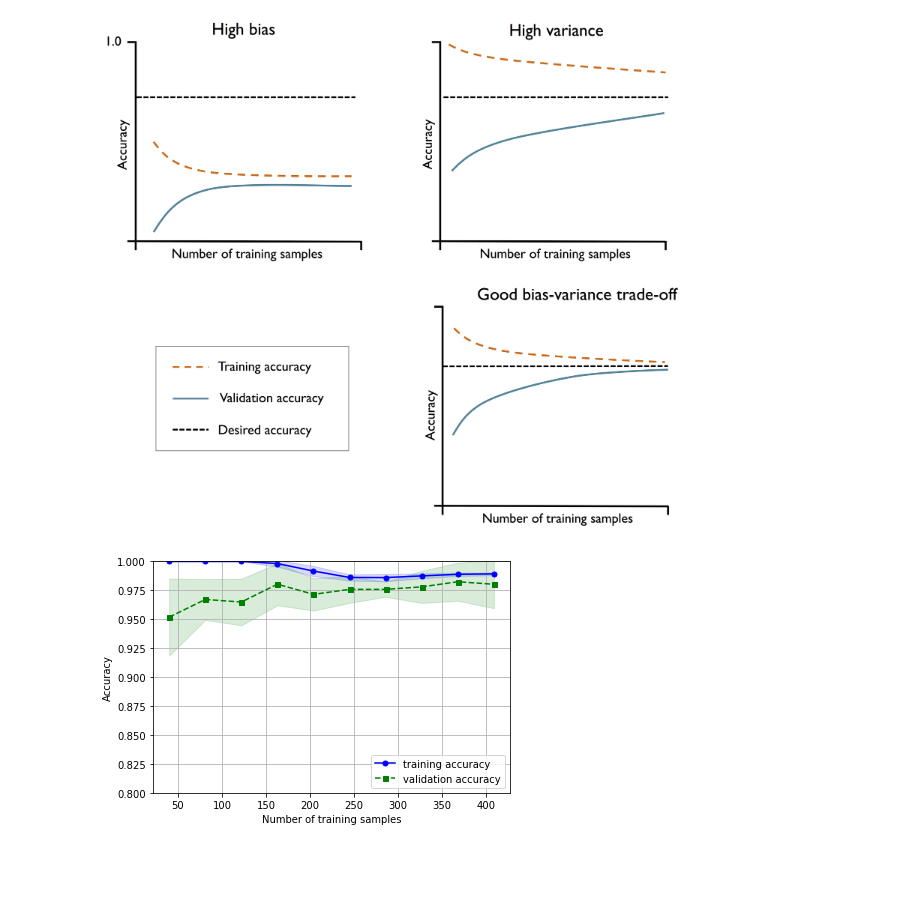
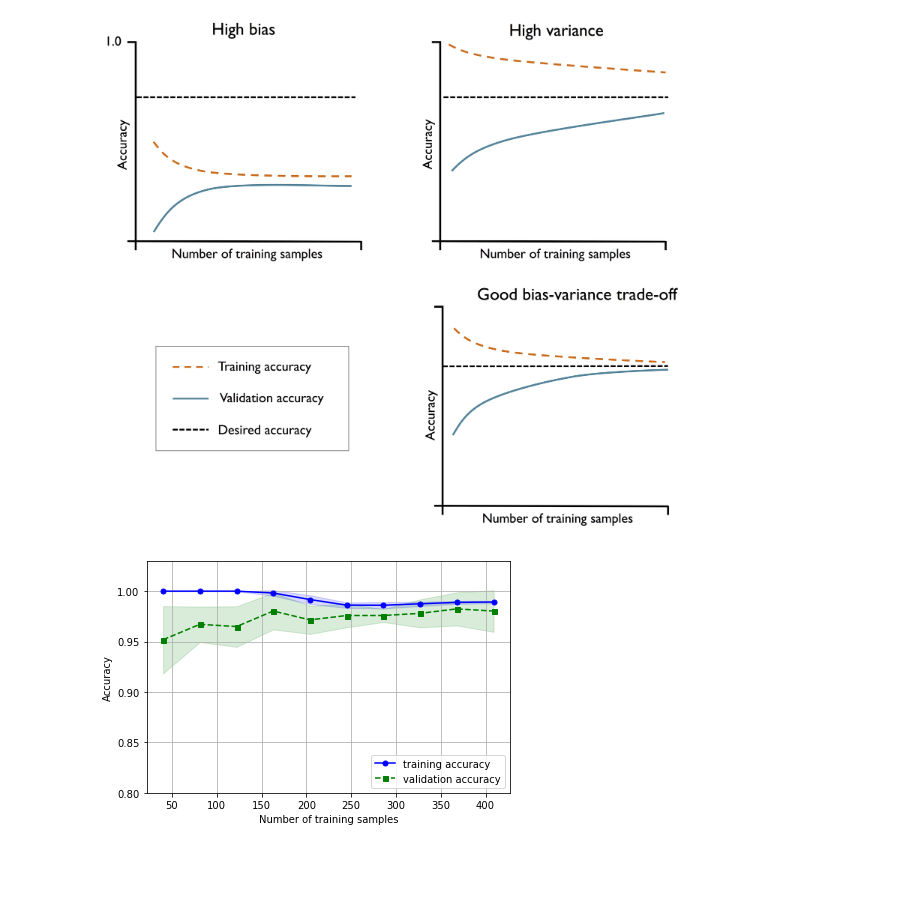
Before and after one commit to rasbt/python-machine-learning-book-2nd-edition, a Jupyter notebook: code/ch06/ch06.ipynb, the cells around one changed output. Drawn from its saved outputs; the diff is of its cells as text; code cells hidden in the pictures.

Commit message:
add some spacing in the acc plot above 1.0

```diff
--- a/code/ch06/ch06.ipynb
+++ b/code/ch06/ch06.ipynb
@@ -237,36 +237,36 @@ train_mean = np.mean(train_scores, axis=1)
 train_std = np.std(train_scores, axis=1)
 test_mean = np.mean(test_scores, axis=1)
 test_std = np.std(test_scores, axis=1)
 
 plt.plot(train_sizes, train_mean,
          color='blue', marker='o',
          markersize=5, label='training accuracy')
 
 plt.fill_between(train_sizes,
                  train_mean + train_std,
                  train_mean - train_std,
                  alpha=0.15, color='blue')
 
 plt.plot(train_sizes, test_mean,
          color='green', linestyle='--',
          marker='s', markersize=5,
          label='validation accuracy')
 
 plt.fill_between(train_sizes,
                  test_mean + test_std,
                  test_mean - test_std,
                  alpha=0.15, color='green')
 
 plt.grid()
 plt.xlabel('Number of training samples')
 plt.ylabel('Accuracy')
 plt.legend(loc='lower right')
-plt.ylim([0.8, 1.0])
+plt.ylim([0.8, 1.03])
 plt.tight_layout()
-#plt.savefig('images/06_05.png', dpi=300)
+plt.savefig('images/06_05.png', dpi=300)
 plt.show()
 # %% [output]
-[figure, old version]
+[figure, new version]
 # %% [markdown]
 <br>
 <br>
```
Also changed, not shown: parts of 1 cell of this notebook, 1 other file.
